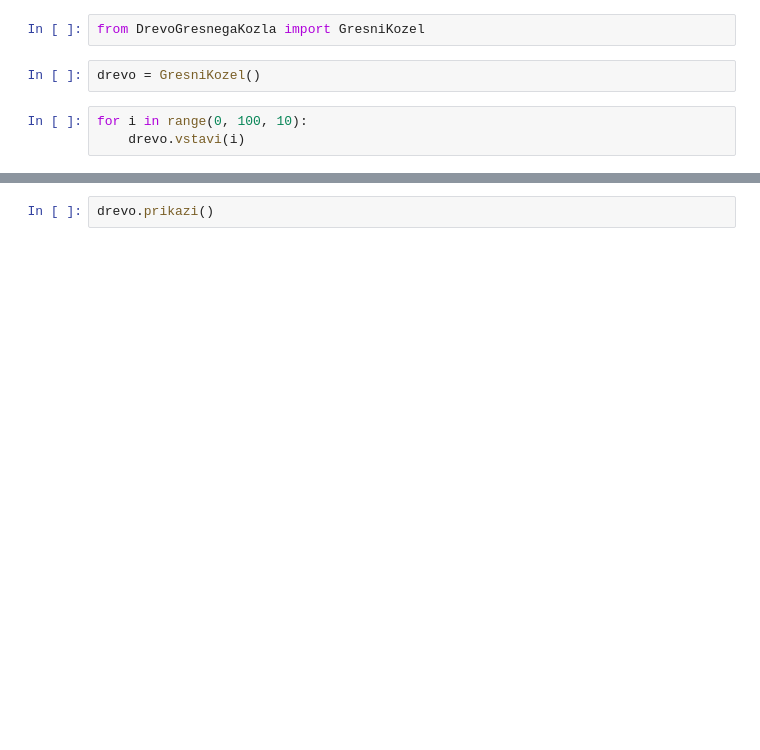
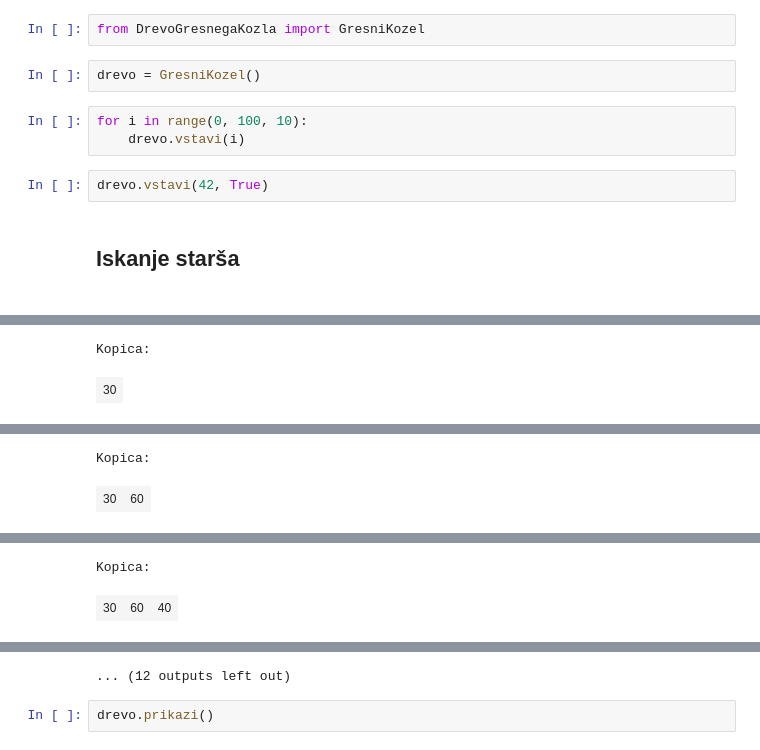
Before and after one commit to Vida26365/Drevesa_gresnega_kozla, a Jupyter notebook: prikaz.ipynb, the cells around one changed output, grey strips where cells are left out. Cells and saved outputs as stored; diff of their text form; blank space fills up the shorter version.

```diff
--- a/prikaz.ipynb
+++ b/prikaz.ipynb
@@ -5,3 +5,7 @@ drevo = GresniKozel()
 # %%
 for i in range(0, 100, 10):
     drevo.vstavi(i)
+# %%
+drevo.vstavi(42, True)
+# %% [output]
+Iskanje starša
@@ -7,0 +14,2 @@ for i in range(0, 100, 10):
+Kopica:
+| 30 |
@@ -7,0 +17,2 @@ for i in range(0, 100, 10):
+Kopica:
+| 30 | 60 |
@@ -7,0 +20,2 @@ for i in range(0, 100, 10):
+Kopica:
+| 30 | 60 | 40 |
@@ -8,3 +23,4 @@ for i in range(0, 100, 10):
+... (12 outputs left out)
 # %%
 drevo.prikazi()
 # %% [output]
```
Also changed, not shown: parts of 2 cells of this notebook, 1 other file.
